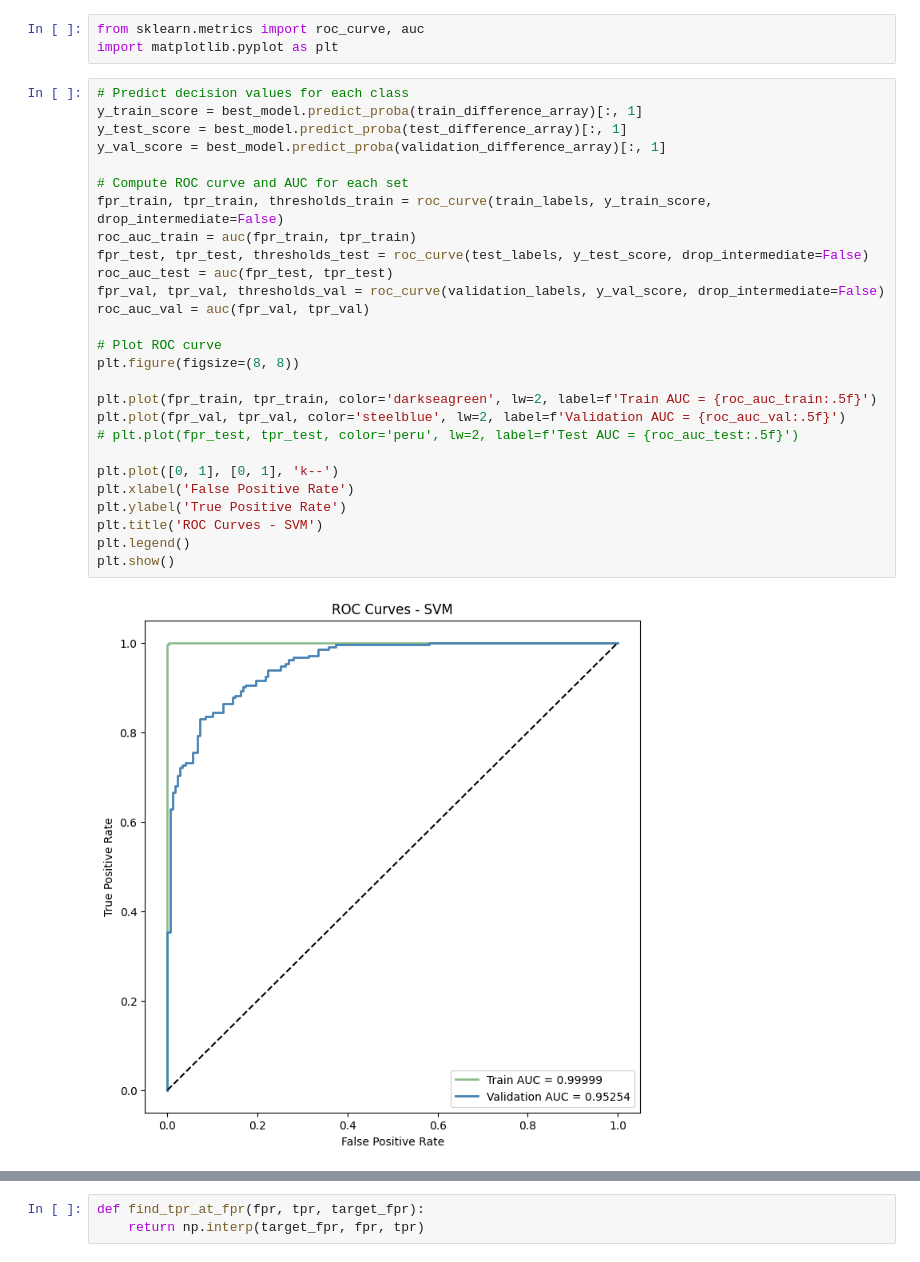
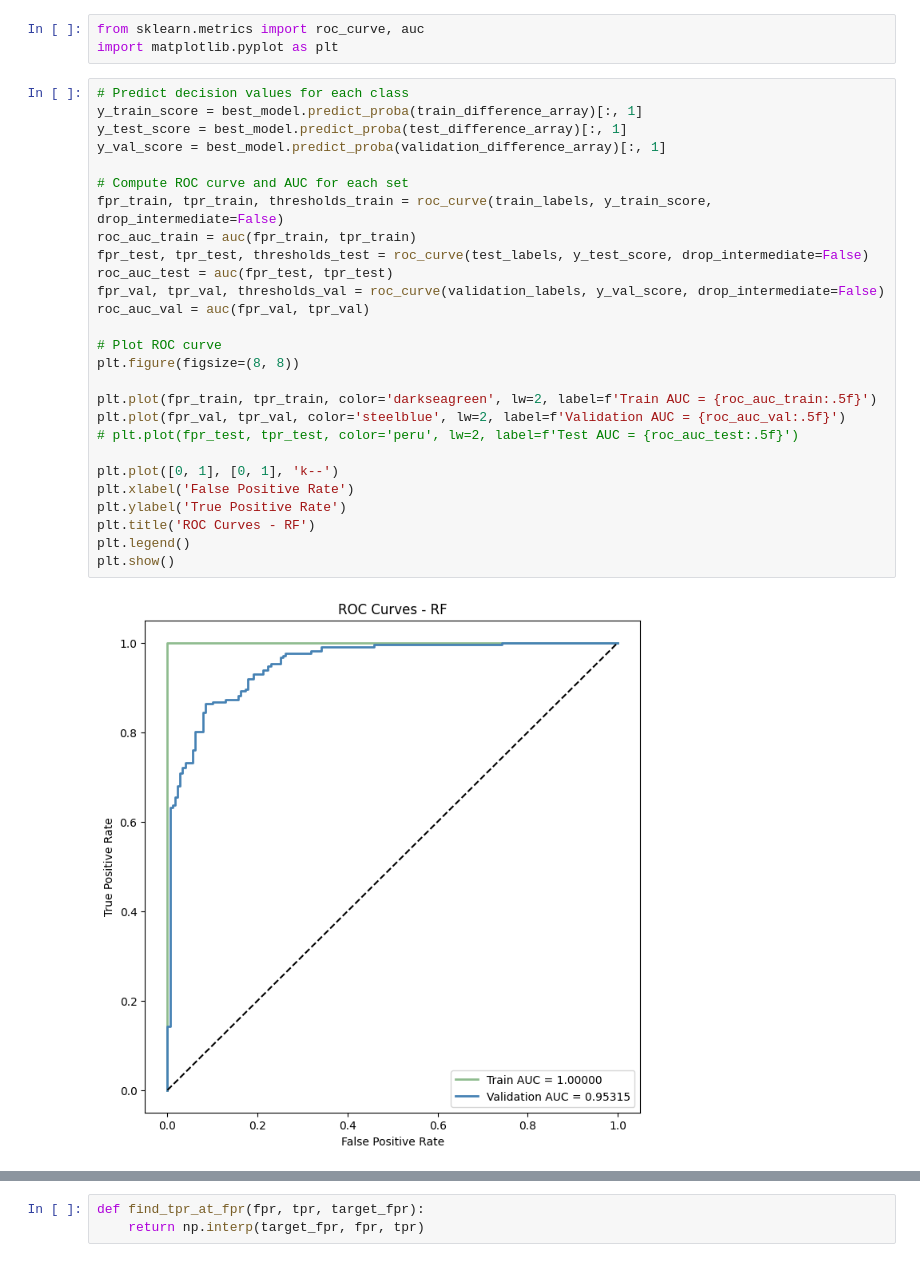
Before and after one commit to AndreChristianto/Signature-Recognition-V3, a Jupyter notebook: ICDAR-VGG16/06_vgg16_diff_vect_rf.ipynb, the cells around one changed output, grey strips where cells are left out. Drawn from its saved outputs; the diff is of its cells as text.

```diff
--- a/ICDAR-VGG16/06_vgg16_diff_vect_rf.ipynb
+++ b/ICDAR-VGG16/06_vgg16_diff_vect_rf.ipynb
@@ -185,32 +185,32 @@ import matplotlib.pyplot as plt
 # %%
 # Predict decision values for each class
 y_train_score = best_model.predict_proba(train_difference_array)[:, 1]
 y_test_score = best_model.predict_proba(test_difference_array)[:, 1]
 y_val_score = best_model.predict_proba(validation_difference_array)[:, 1]
 
 # Compute ROC curve and AUC for each set
 fpr_train, tpr_train, thresholds_train = roc_curve(train_labels, y_train_score, drop_intermediate=False)
 roc_auc_train = auc(fpr_train, tpr_train)
 fpr_test, tpr_test, thresholds_test = roc_curve(test_labels, y_test_score, drop_intermediate=False)
 roc_auc_test = auc(fpr_test, tpr_test)
 fpr_val, tpr_val, thresholds_val = roc_curve(validation_labels, y_val_score, drop_intermediate=False)
 roc_auc_val = auc(fpr_val, tpr_val)
 
 # Plot ROC curve
 plt.figure(figsize=(8, 8))
 
 plt.plot(fpr_train, tpr_train, color='darkseagreen', lw=2, label=f'Train AUC = {roc_auc_train:.5f}')
 plt.plot(fpr_val, tpr_val, color='steelblue', lw=2, label=f'Validation AUC = {roc_auc_val:.5f}')
 # plt.plot(fpr_test, tpr_test, color='peru', lw=2, label=f'Test AUC = {roc_auc_test:.5f}')
 
 plt.plot([0, 1], [0, 1], 'k--')
 plt.xlabel('False Positive Rate')
 plt.ylabel('True Positive Rate')
-plt.title('ROC Curves - SVM')
+plt.title('ROC Curves - RF')
 plt.legend()
 plt.show()
 # %% [output]
-[figure, old version]
+[figure, new version]
 # %%
 # Plot ROC curve
 plt.figure(figsize=(8, 8))
```
Also changed, not shown: parts of 3 cells of this notebook, 7 other files.
